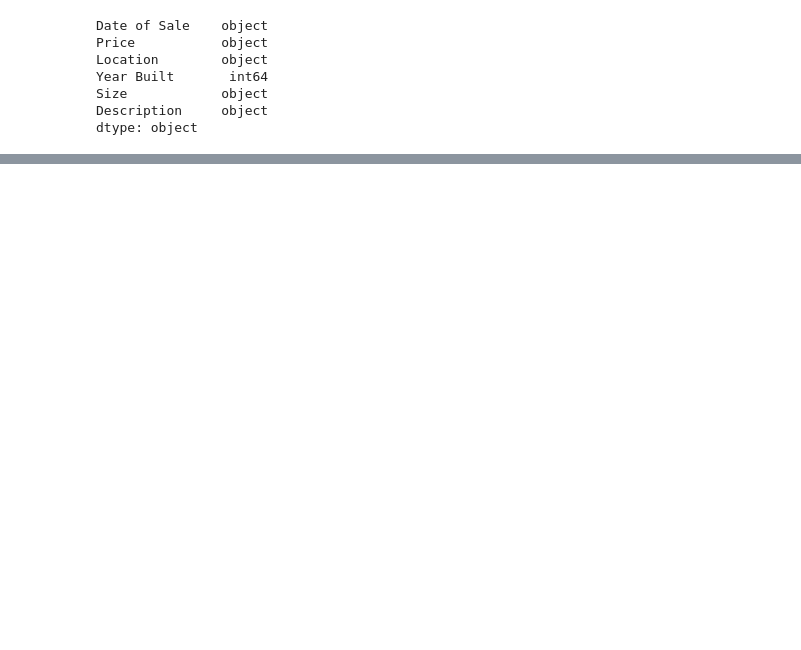
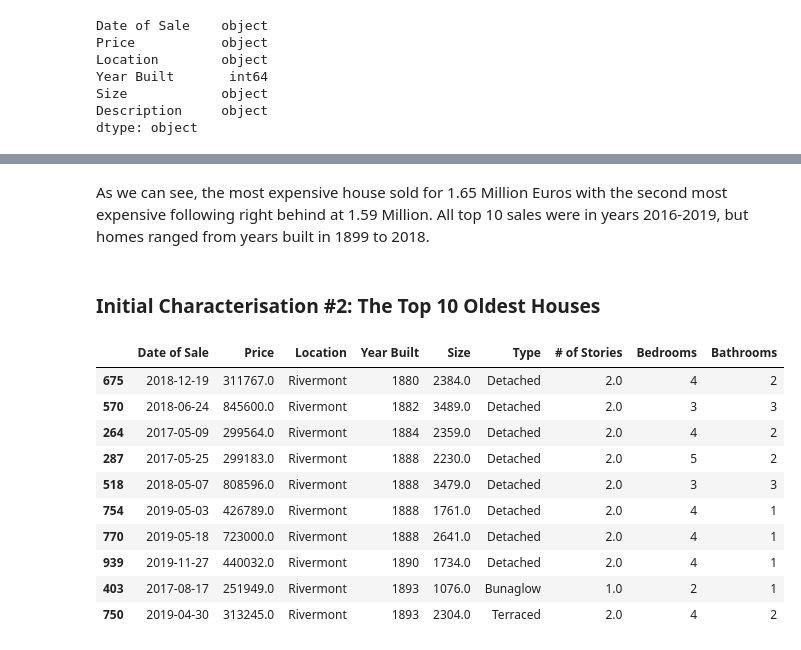
Before and after one commit to dandex200/Data_Science_Python, a Jupyter notebook: Assignment 2/Task1.ipynb, the cells around one changed output, grey strips where cells are left out. Saved outputs shown, nothing was run; the diff lists cells and outputs as text; code cells hidden in the pictures; blank space fills up the shorter version.

```diff
--- a/Assignment 2/Task1.ipynb
+++ b/Assignment 2/Task1.ipynb
@@ -196,0 +318,20 @@ Name: Type, Length: 950, dtype: object
+# %% [markdown]
+<p>As we can see, the most expensive house sold for 1.65 Million Euros with the second most expensive following right behind at 1.59 Million. All top 10 sales were in years 2016-2019, but homes ranged from years built in 1899 to 2018.</p>
+# %% [markdown]
+### <b>Initial Characterisation #2:</b> The Top 10 Oldest Houses
+# %%
+df_oldest_houses =  df.nsmallest(10, ['Year Built'])
+
+df_oldest_houses
+# %% [output]
+|  | Date of Sale | Price | Location | Year Built | Size | Type | # of Stories | Bedrooms | Bathrooms |
+| 675 | 2018-12-19 | 311767.0 | Rivermont | 1880 | 2384.0 | Detached | 2.0 | 4 | 2 |
+| 570 | 2018-06-24 | 845600.0 | Rivermont | 1882 | 3489.0 | Detached | 2.0 | 3 | 3 |
+| 264 | 2017-05-09 | 299564.0 | Rivermont | 1884 | 2359.0 | Detached | 2.0 | 4 | 2 |
+| 287 | 2017-05-25 | 299183.0 | Rivermont | 1888 | 2230.0 | Detached | 2.0 | 5 | 2 |
+| 518 | 2018-05-07 | 808596.0 | Rivermont | 1888 | 3479.0 | Detached | 2.0 | 3 | 3 |
+| 754 | 2019-05-03 | 426789.0 | Rivermont | 1888 | 1761.0 | Detached | 2.0 | 4 | 1 |
+| 770 | 2019-05-18 | 723000.0 | Rivermont | 1888 | 2641.0 | Detached | 2.0 | 4 | 1 |
+| 939 | 2019-11-27 | 440032.0 | Rivermont | 1890 | 1734.0 | Detached | 2.0 | 4 | 1 |
+| 403 | 2017-08-17 | 251949.0 | Rivermont | 1893 | 1076.0 | Bunaglow | 1.0 | 2 | 1 |
+| 750 | 2019-04-30 | 313245.0 | Rivermont | 1893 | 2304.0 | Terraced | 2.0 | 4 | 2 |
```
Also changed, not shown: parts of 51 cells of this notebook.
